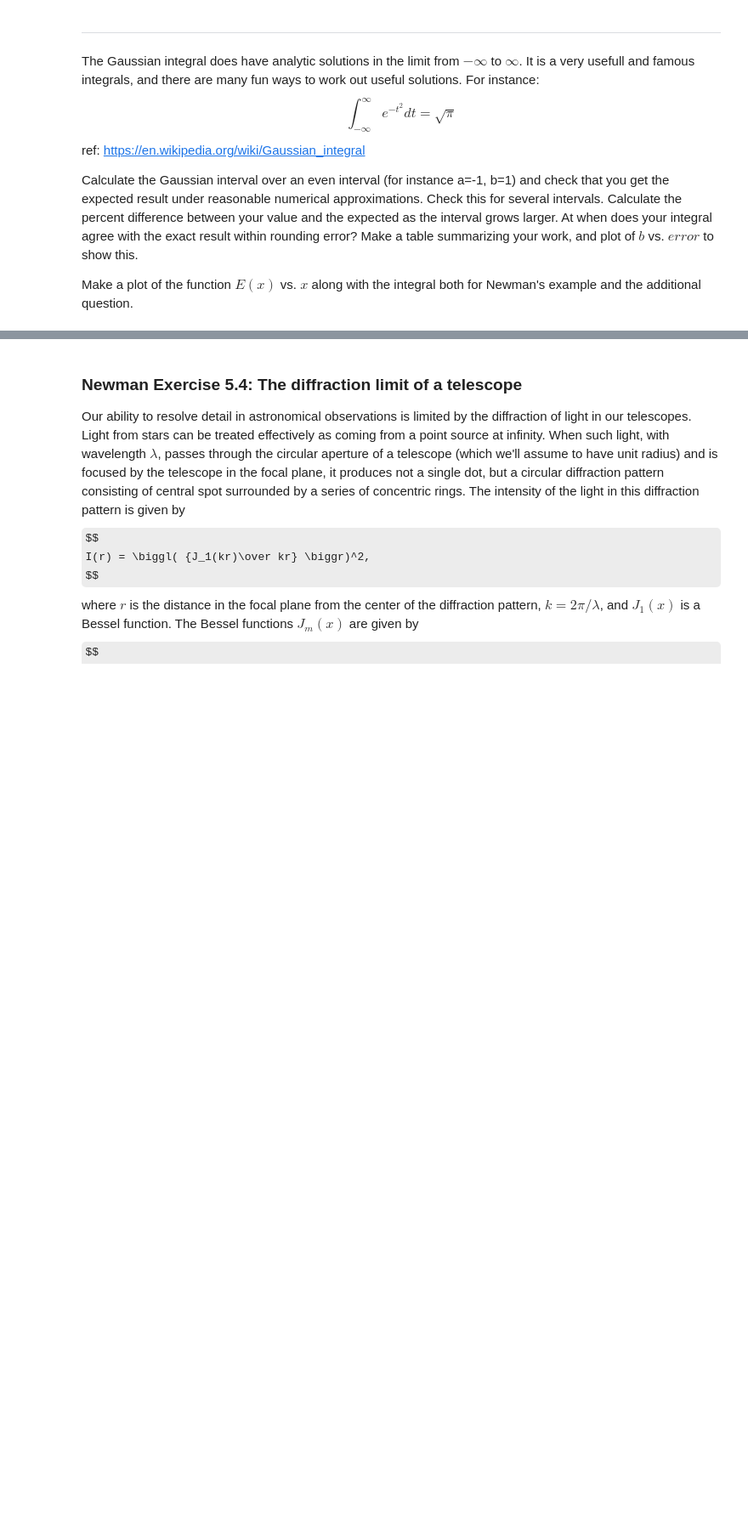
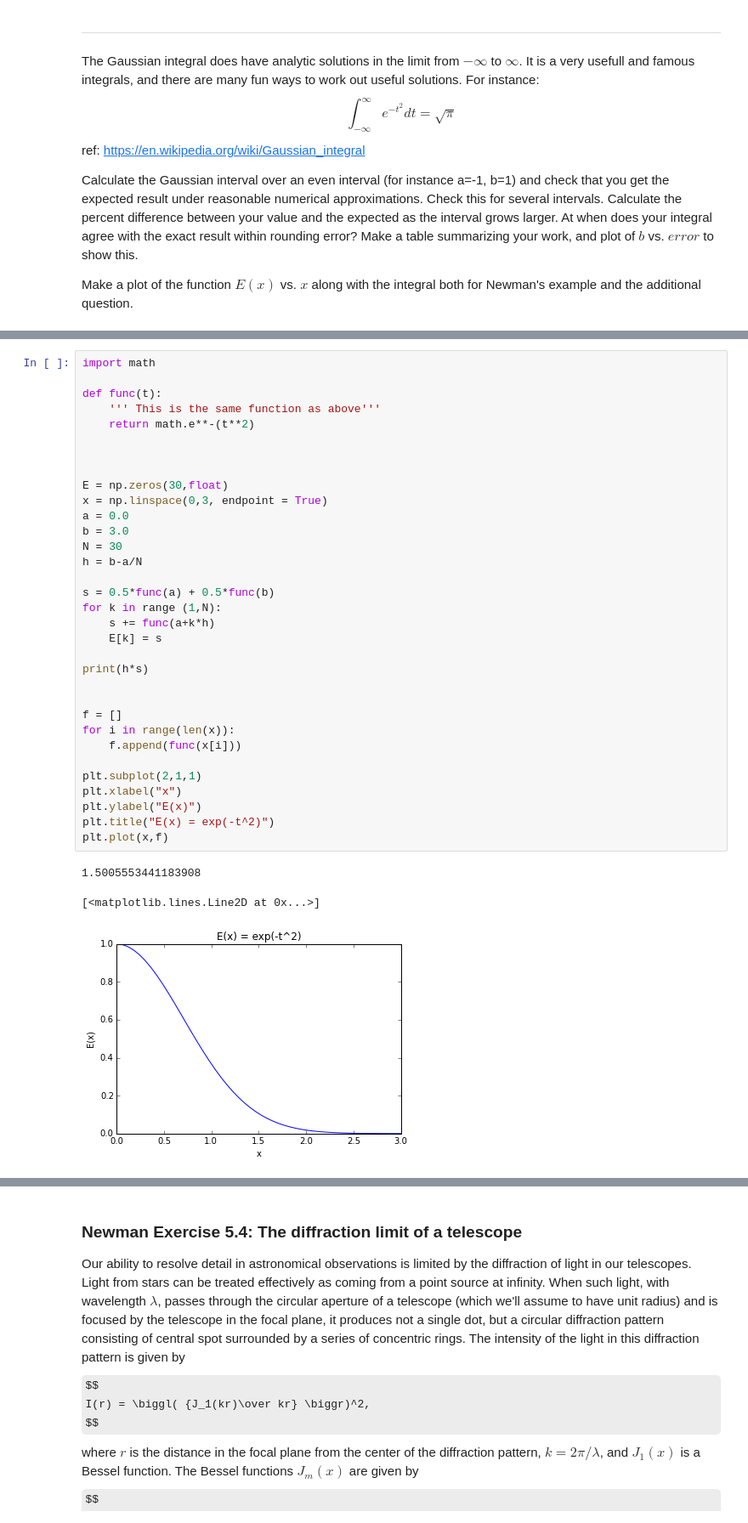
Before and after one commit to elevally/Labs, a Jupyter notebook: Lab4/Lab4.ipynb, the cells around one changed output, grey strips where cells are left out. Shown at 85% size. Cells and saved outputs as stored; diff of their text form; some formulas as TeX source; blank space fills up the shorter version.

```diff
--- a/Lab4/Lab4.ipynb
+++ b/Lab4/Lab4.ipynb
@@ -211,0 +232,37 @@ plt.plot(x_array, I_array)
+# %%
+import math
+
+def func(t):
+    ''' This is the same function as above'''
+    return math.e**-(t**2)
+
+
+
+E = np.zeros(30,float)
+x = np.linspace(0,3, endpoint = True)
+a = 0.0
+b = 3.0
+N = 30
+h = b-a/N
+
+s = 0.5*func(a) + 0.5*func(b)
+for k in range (1,N):
+    s += func(a+k*h)
+    E[k] = s
+
+print(h*s)
+
+
+f = []
+for i in range(len(x)):
+    f.append(func(x[i]))
+
+plt.subplot(2,1,1)
+plt.xlabel("x")
+plt.ylabel("E(x)")
+plt.title("E(x) = exp(-t^2)")
+plt.plot(x,f)
+# %% [output]
+1.5005553441183908
+[<matplotlib.lines.Line2D at 0x...>]
+[figure, added]
```
Also changed, not shown: parts of 9 cells of this notebook.
